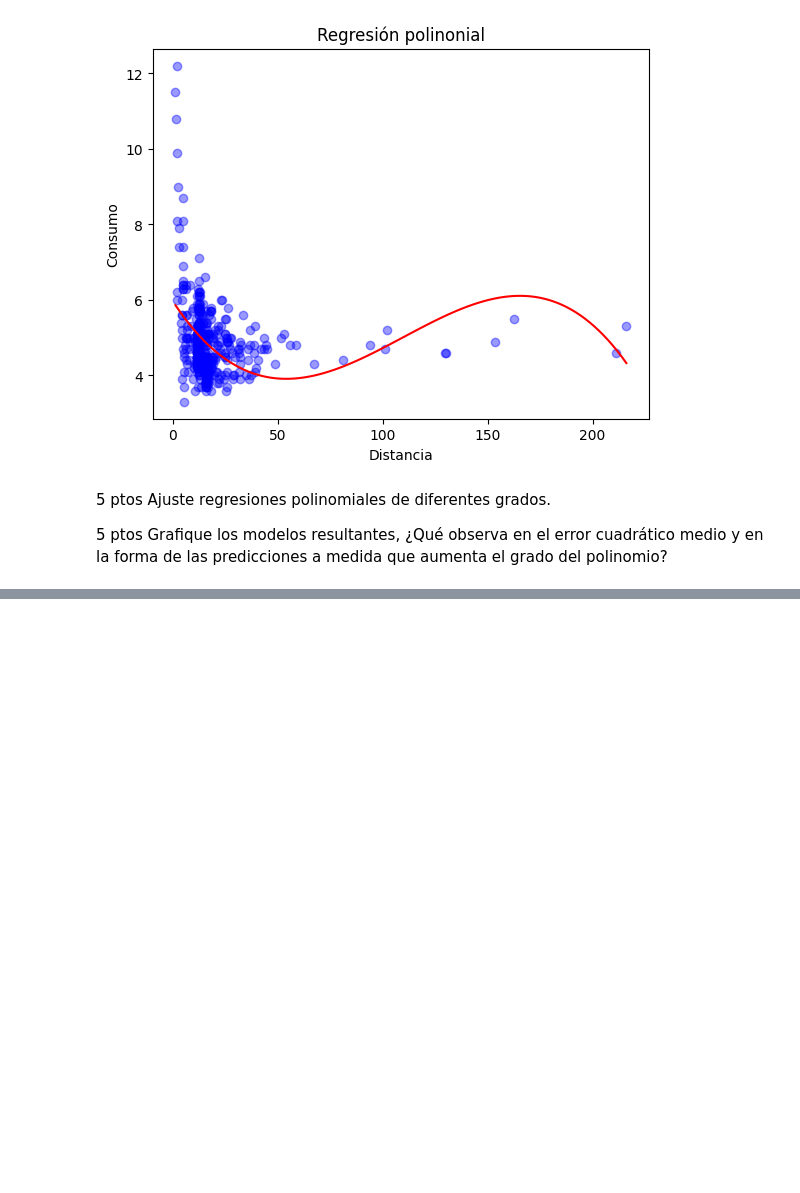
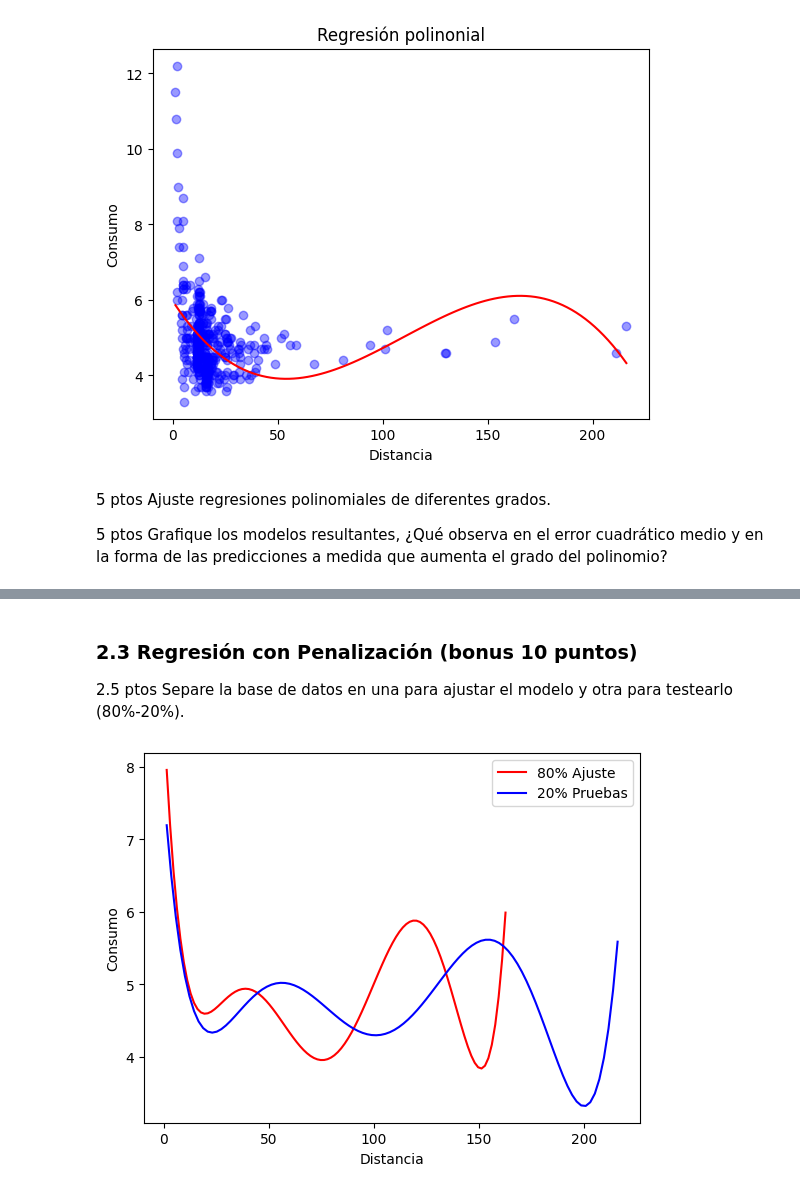
Before and after one commit to doritak/Machine-Learning, a Jupyter notebook: Actividad 2/actividad2.ipynb, the cells around one changed output, grey strips where cells are left out. Cells and saved outputs as stored; diff of their text form; code cells hidden in the pictures; blank space fills up the shorter version.

Commit message:
Act.2 empezando el Bonus

```diff
--- a/Actividad 2/actividad2.ipynb
+++ b/Actividad 2/actividad2.ipynb
@@ -296,0 +295,56 @@ plt.show()
+# %% [markdown]
+### 2.3 Regresión con Penalización (bonus 10 puntos)
+
+2.5 ptos Separe la base de datos en una para ajustar el modelo y otra para testearlo (80%-20%).
+# %%
+import pandas as pd
+import numpy as np
+import matplotlib.pyplot as plt
+from sklearn.preprocessing import PolynomialFeatures
+from sklearn.linear_model import LinearRegression
+from sklearn.linear_model import Lasso,Ridge
+
+df = pd.read_csv("measurements.csv", encoding="latin-1", sep=",")
+
+tamaño = df.shape[0]
+tamaño_ajuste = int(round(tamaño * 0.8, 0))
+tamaño_prueba = tamaño - tamaño_ajuste
+
+df_a = df.iloc[:tamaño_ajuste-1]
+df_t = df.iloc[tamaño_prueba:]
+
+
+x_ajuste = df_a["distance"].str.replace(',', '.').astype(float).values
+y_ajuste = df_a["consume"].str.replace(',', '.').astype(float).values
+
+x_prueba = df_t["distance"].str.replace(',', '.').astype(float).values
+y_prueba = df_t["consume"].str.replace(',', '.').astype(float).values
+
+X_A = x_ajuste.reshape(-1, 1)
+X_T = x_prueba.reshape(-1, 1)
+
+def calcular_polinomial(grado, x, y):
+
+    poly = PolynomialFeatures(grado)
+    X_poly = poly.fit_transform(x)
+
+    modelo = LinearRegression()
+    modelo.fit(X_poly, y)
+
+    # predice los valores según el modelo de regresión polinomial
+    x_linea = np.linspace(x.min(), x.max(), 100).reshape(-1, 1) # hago la linea con los valores min. y max. de X
+    y_linea = modelo.predict(poly.transform(x_linea))
+    return x_linea, y_linea
+
+polinomio_ajuste=calcular_polinomial(6, X_A, y_ajuste)
+polinomio_test=calcular_polinomial(6, X_T, y_prueba)
+
+plt.plot(polinomio_ajuste[0], polinomio_ajuste[1], color='red')
+plt.plot(polinomio_test[0], polinomio_test[1], color='blue')
+
+plt.xlabel("Distancia")
+plt.ylabel("Consumo")
+plt.legend(["80% Ajuste", "20% Pruebas"])
+plt.show()
+# %% [output]
+[figure, added]
```
Also changed, not shown: parts of 2 cells of this notebook.
